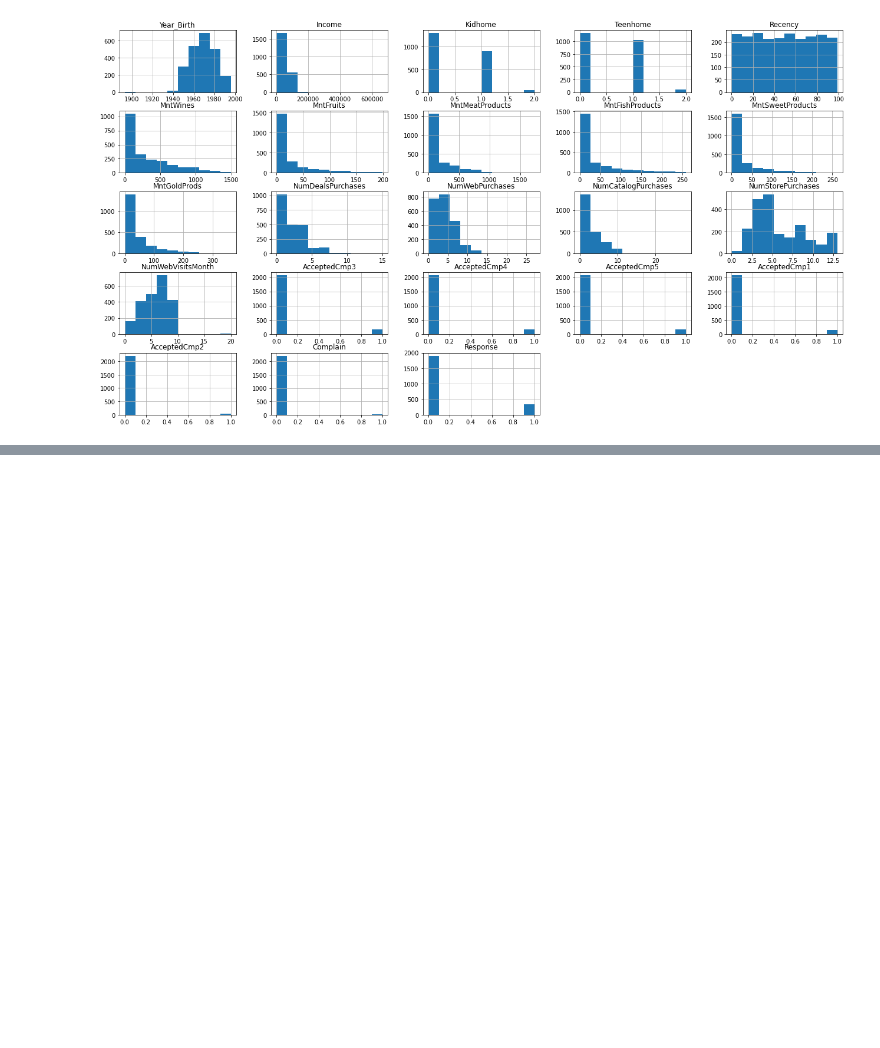
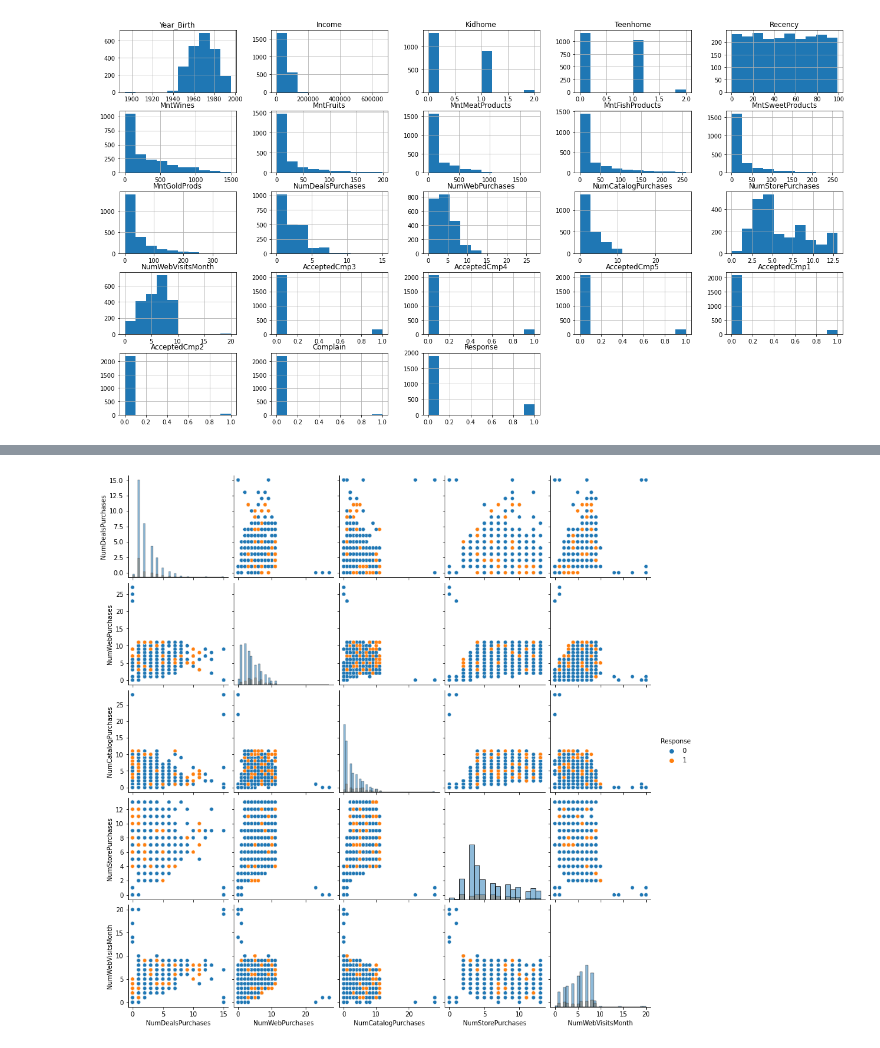
Before and after one commit to thehenke/case-data-modelling, a Jupyter notebook: data_wrangling.ipynb, the cells around one changed output, grey strips where cells are left out. Cells and saved outputs as stored; diff of their text form; code cells hidden in the pictures; blank space fills up the shorter version.

```diff
--- a/data_wrangling.ipynb
+++ b/data_wrangling.ipynb
@@ -160,0 +111,5 @@ ValueError: could not convert string to float: 'Graduation'
+# %%
+sns.pairplot(df, vars = NUM_COLUMNS, hue='Response', diag_kind = 'hist')
+plt.show()
+# %% [output]
+[figure, added]
```
Also changed, not shown: parts of 54 cells of this notebook.
